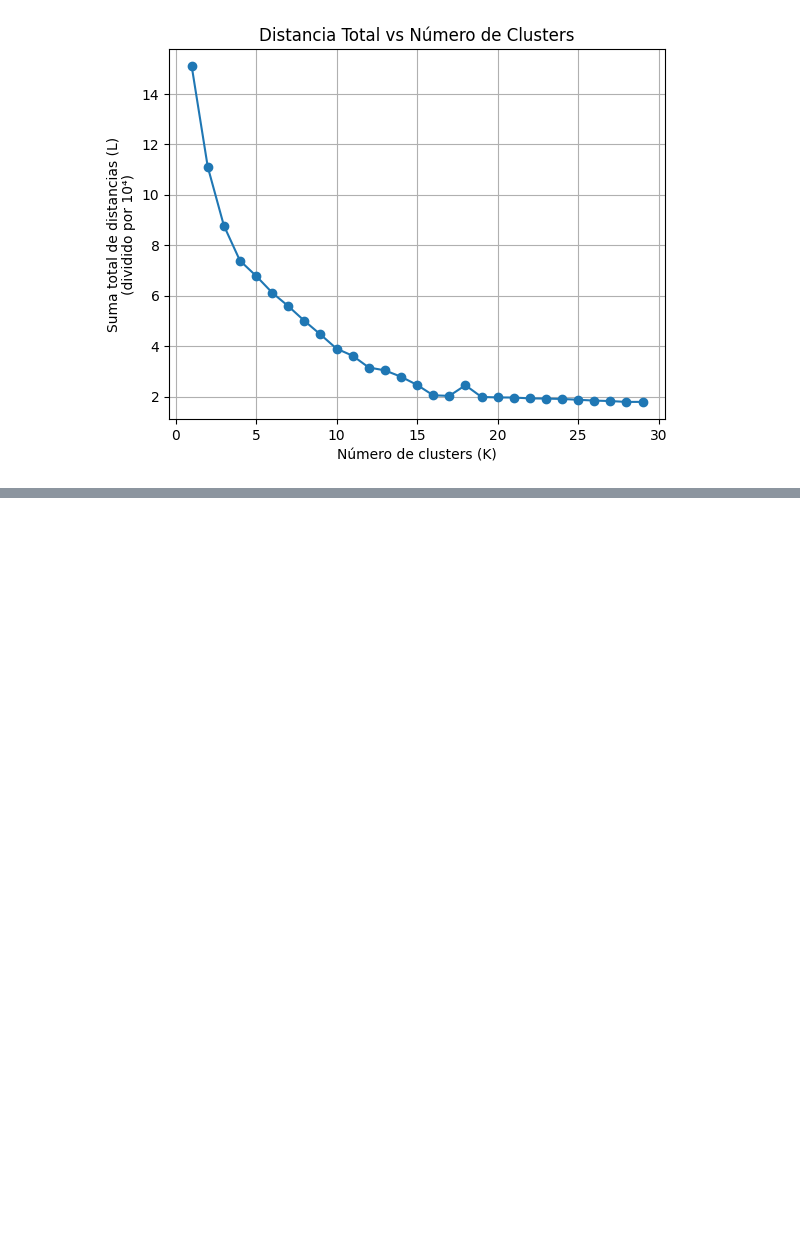
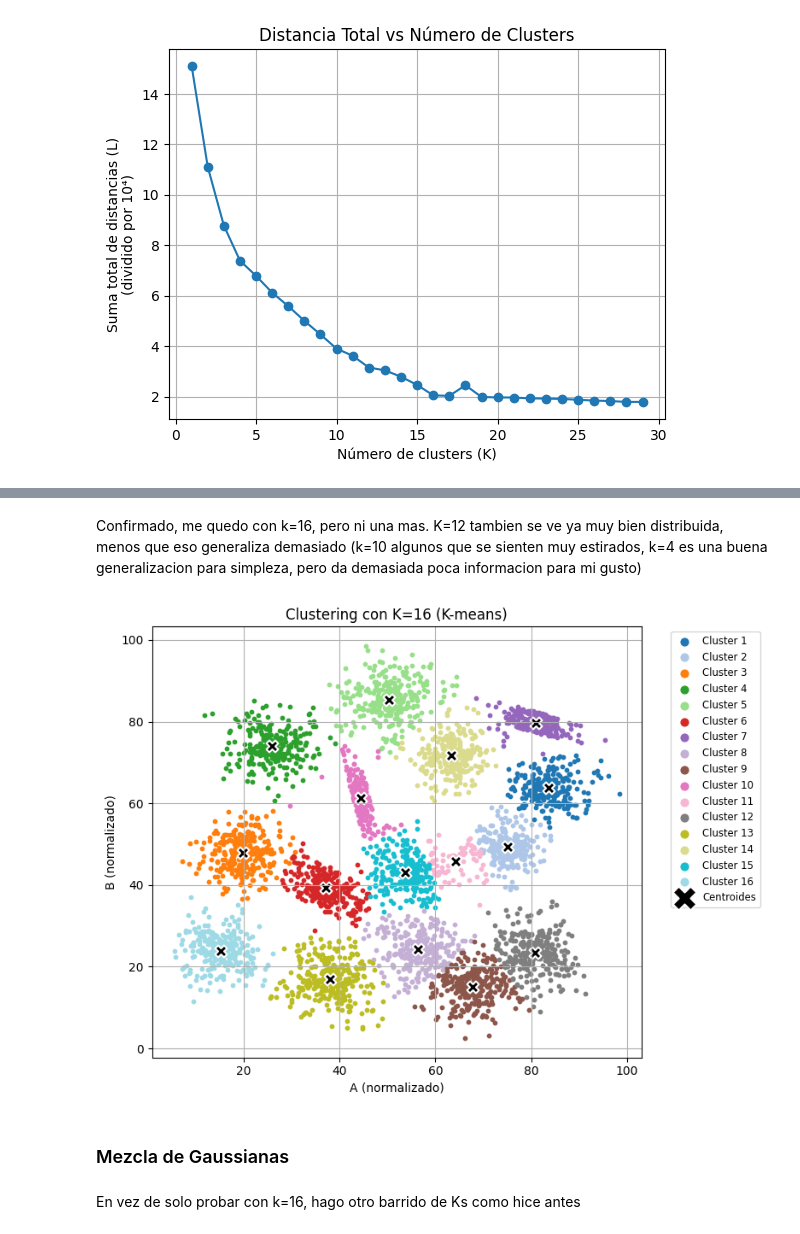
Before and after one commit to manumei/ML-TP4, a Jupyter notebook: Meiriño_Manuel_Notebook.ipynb, the cells around one changed output, grey strips where cells are left out. Saved outputs shown, nothing was run; the diff lists cells and outputs as text; code cells hidden in the pictures; blank space fills up the shorter version.

```diff
--- a/Meiriño_Manuel_Notebook.ipynb
+++ b/Meiriño_Manuel_Notebook.ipynb
@@ -197,0 +253,33 @@ Creo que en base a estos resultados, voy con...
+# %% [markdown]
+Confirmado, me quedo con k=16, pero ni una mas. K=12 tambien se ve ya muy bien distribuida, menos que eso generaliza demasiado (k=10 algunos que se sienten muy estirados, k=4 es una buena generalizacion para simpleza, pero da demasiada poca informacion para mi gusto)
+# %%
+# Get the values from k=16
+labels16, centroids16, L16 = data[16]
+labels = cp.asnumpy(labels16)
+centroids = cp.asnumpy(centroids16)
+
+# Plot colores
+plt.figure(figsize=(8, 6))
+num_clusters = len(np.unique(labels))
+colors = plt.cm.tab20(np.linspace(0, 1, num_clusters))
+
+for k in range(num_clusters):
+    cluster_points = clust[labels == k]
+    plt.scatter(cluster_points[:, 0], cluster_points[:, 1],
+                s=10, color=colors[k], label=f"Cluster {k+1}")
+
+# Plot centroids
+plt.scatter(centroids[:, 0], centroids[:, 1],
+            s=100, c='black', marker='X', edgecolors='white', linewidths=1.5, label='Centroides')
+
+plt.xlabel("A (normalizado)")
+plt.ylabel("B (normalizado)")
+plt.title("Clustering con K=16 (K-means)")
+plt.legend(markerscale=2, bbox_to_anchor=(1.05, 1), loc='upper left', fontsize='small')
+plt.grid(True)
+plt.tight_layout()
+plt.show()
+# %% [output]
+[figure, added]
+# %% [markdown]
+### Mezcla de Gaussianas
@@ -197,0 +289,2 @@ Creo que en base a estos resultados, voy con...
+# %% [markdown]
+En vez de solo probar con k=16, hago otro barrido de Ks como hice antes
```
Also changed, not shown: parts of 16 cells of this notebook, 2 other files.
